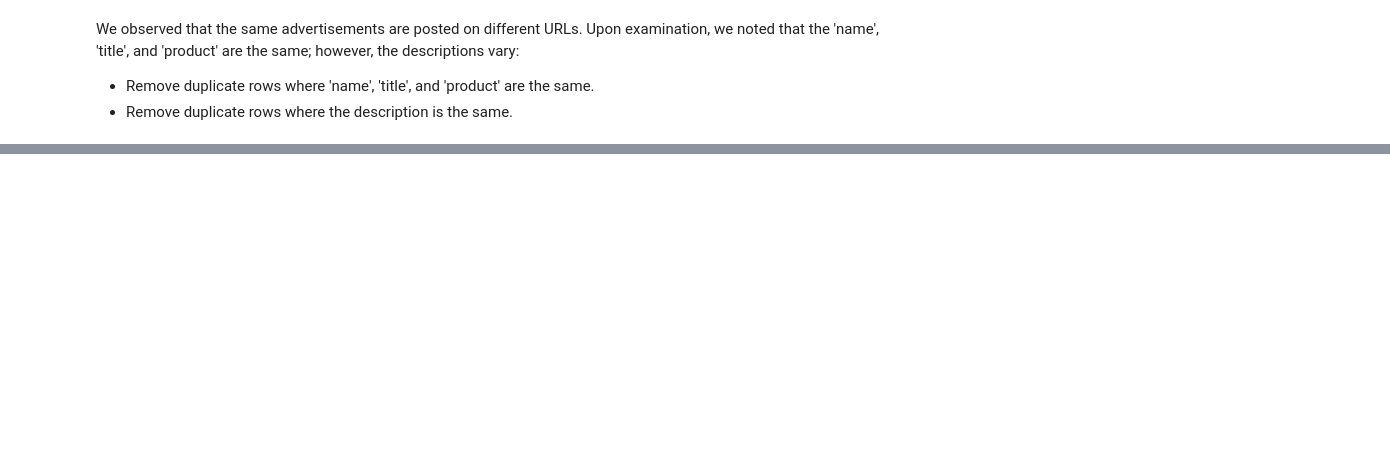
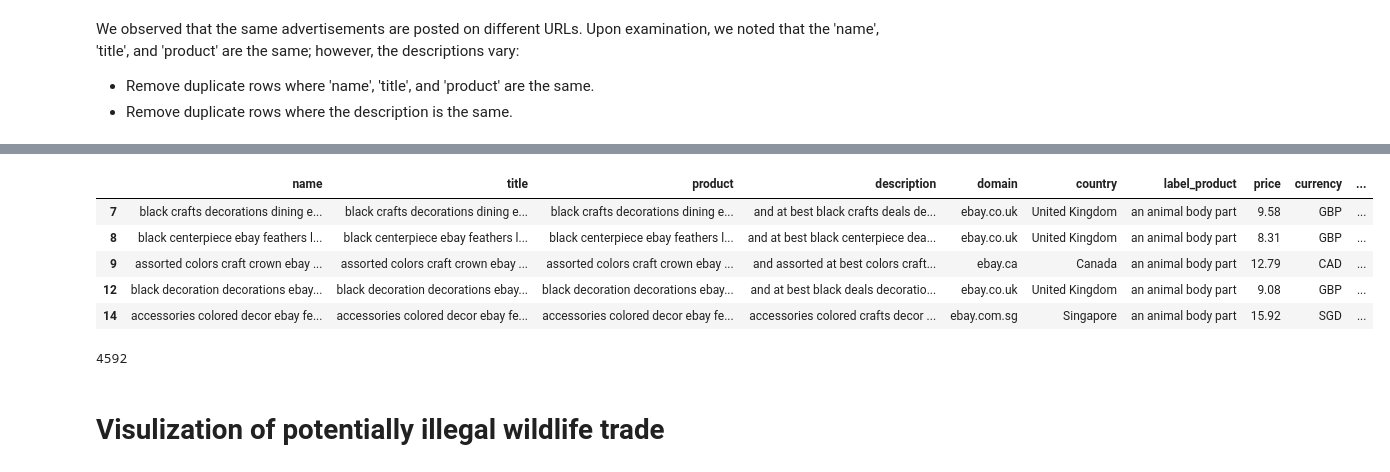
Before and after one commit to sammitako/CS-GY-6513-Big-Data, a Jupyter notebook: Keyword_extraction.ipynb, the cells around one changed output, grey strips where cells are left out. Cells and saved outputs as stored; diff of their text form; code cells hidden in the pictures; blank space fills up the shorter version.

```diff
--- a/Keyword_extraction.ipynb
+++ b/Keyword_extraction.ipynb
@@ -442,0 +440,2 @@ We will use the 'en_core_eco_biobert' model to extract species name from the pre
+# %%
+illegal_animal_list = open('/content/drive/MyDrive/BigData/TeamNotebook/data/animals_paper_top10.txt').read().lower().split('\n')
@@ -442,0 +465,3 @@ We will use the 'en_core_eco_biobert' model to extract species name from the pre
+# %%
+# Apply the similarity search function to the 'product_cleaned' column
+df['endangered_species'] = df['product_cleaned'].apply(lambda x: find_best_match(x, illegal_animal_list))
@@ -442,0 +477,17 @@ We will use the 'en_core_eco_biobert' model to extract species name from the pre
+# %%
+illegal_trade_df = df[df['endangered_species'].notna()]
+# %%
+illegal_trade_df.head()
+# %% [output]
+|  | name | title | product | description | domain | country | label_product | price | currency | ... |
+| 7 | black crafts decorations dining e... | black crafts decorations dining e... | black crafts decorations dining e... | and at best black crafts deals de... | ebay.co.uk | United Kingdom | an animal body part | 9.58 | GBP | ... |
+| 8 | black centerpiece ebay feathers l... | black centerpiece ebay feathers l... | black centerpiece ebay feathers l... | and at best black centerpiece dea... | ebay.co.uk | United Kingdom | an animal body part | 8.31 | GBP | ... |
+| 9 | assorted colors craft crown ebay ... | assorted colors craft crown ebay ... | assorted colors craft crown ebay ... | and assorted at best colors craft... | ebay.ca | Canada | an animal body part | 12.79 | CAD | ... |
+| 12 | black decoration decorations ebay... | black decoration decorations ebay... | black decoration decorations ebay... | and at best black deals decoratio... | ebay.co.uk | United Kingdom | an animal body part | 9.08 | GBP | ... |
+| 14 | accessories colored decor ebay fe... | accessories colored decor ebay fe... | accessories colored decor ebay fe... | accessories colored crafts decor ... | ebay.com.sg | Singapore | an animal body part | 15.92 | SGD | ... |
+# %%
+illegal_trade_df.shape[0]
+# %% [output]
+4592
+# %% [markdown]
+# Visulization of potentially illegal wildlife trade
```
Also changed, not shown: parts of 140 cells of this notebook.
